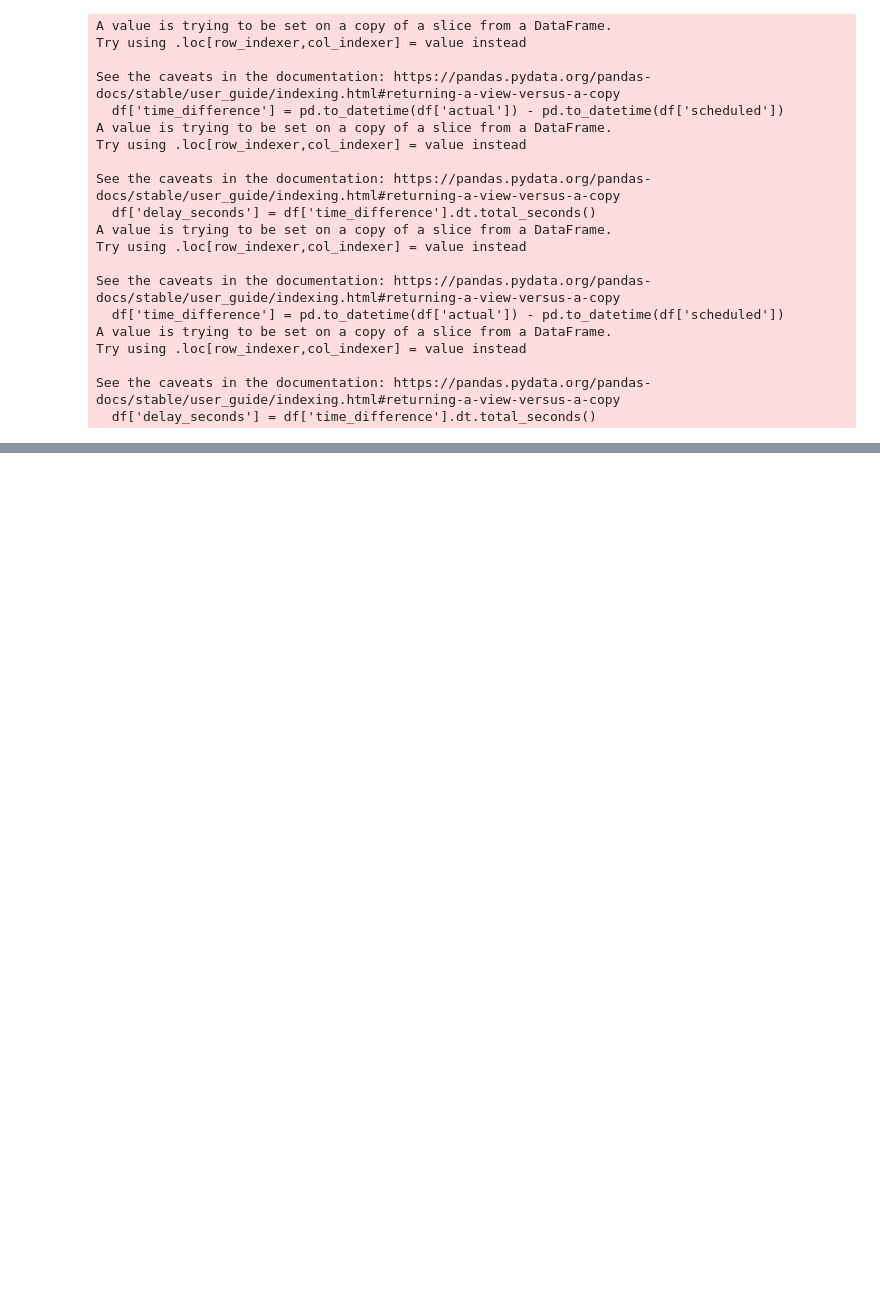
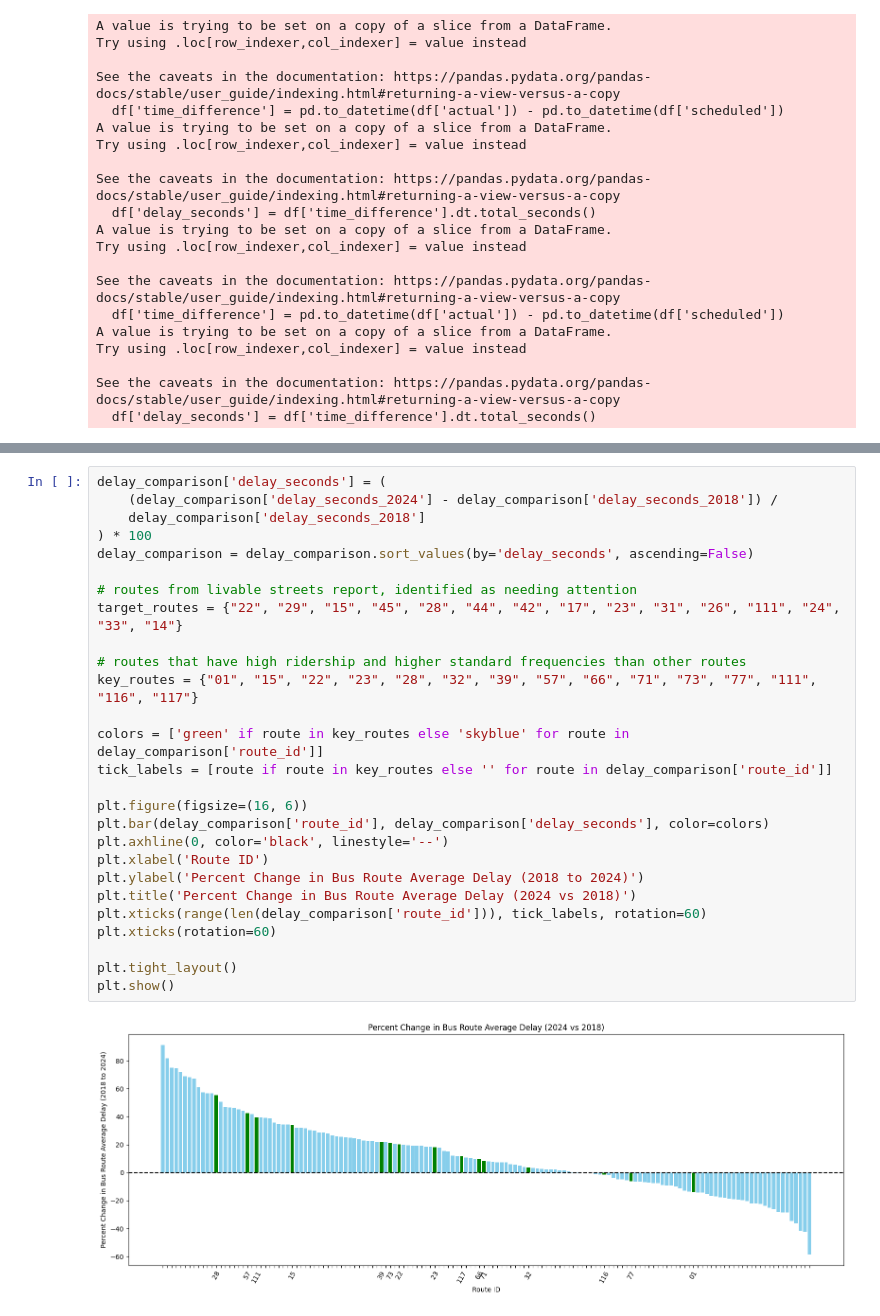
Before and after one commit to michaelkrah/MBTA-bus-inequity-analysis, a Jupyter notebook: bus_delay_time_analysis/route-delay-change-over-time.ipynb, the cells around one changed output, grey strips where cells are left out. Saved outputs shown, nothing was run; the diff lists cells and outputs as text; blank space fills up the shorter version.

```diff
--- a/bus_delay_time_analysis/route-delay-change-over-time.ipynb
+++ b/bus_delay_time_analysis/route-delay-change-over-time.ipynb
@@ -149,0 +134,29 @@ See the caveats in the documentation: https://pandas.pydata.org/pandas-docs/stab
+# %%
+delay_comparison['delay_seconds'] = (
+    (delay_comparison['delay_seconds_2024'] - delay_comparison['delay_seconds_2018']) /
+    delay_comparison['delay_seconds_2018']
+) * 100
+delay_comparison = delay_comparison.sort_values(by='delay_seconds', ascending=False)
+
+# routes from livable streets report, identified as needing attention
+target_routes = {"22", "29", "15", "45", "28", "44", "42", "17", "23", "31", "26", "111", "24", "33", "14"}
+
+# routes that have high ridership and higher standard frequencies than other routes
+key_routes = {"01", "15", "22", "23", "28", "32", "39", "57", "66", "71", "73", "77", "111", "116", "117"}
+
+colors = ['green' if route in key_routes else 'skyblue' for route in delay_comparison['route_id']]
+tick_labels = [route if route in key_routes else '' for route in delay_comparison['route_id']]
+
+plt.figure(figsize=(16, 6))
+plt.bar(delay_comparison['route_id'], delay_comparison['delay_seconds'], color=colors)
+plt.axhline(0, color='black', linestyle='--')
+plt.xlabel('Route ID')
+plt.ylabel('Percent Change in Bus Route Average Delay (2018 to 2024)')
+plt.title('Percent Change in Bus Route Average Delay (2024 vs 2018)')
+plt.xticks(range(len(delay_comparison['route_id'])), tick_labels, rotation=60)
+plt.xticks(rotation=60)
+
+plt.tight_layout()
+plt.show()
+# %% [output]
+[figure, added]
```
Also changed, not shown: parts of 4 cells of this notebook, 1 other file.
